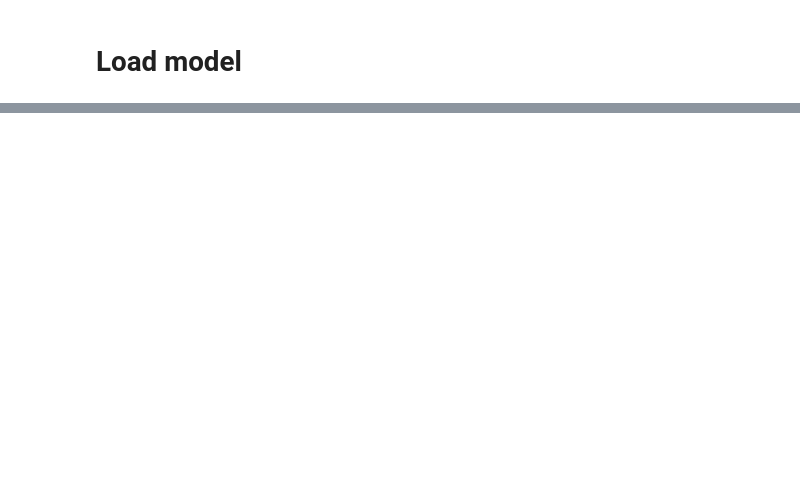
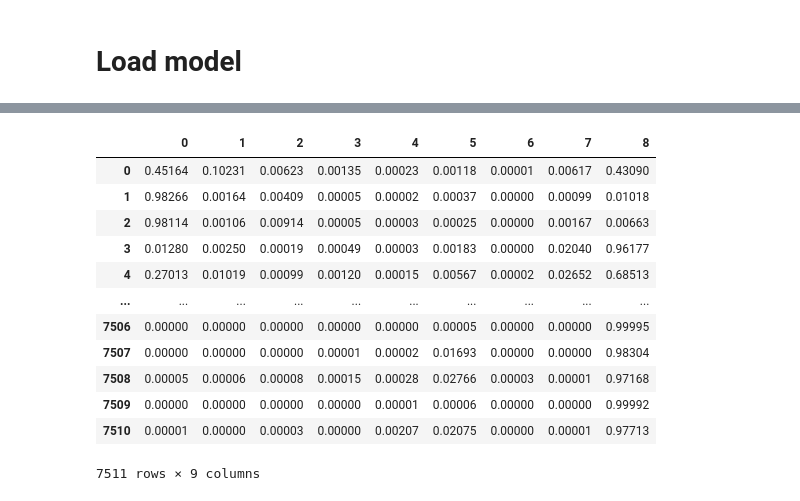
Before and after one commit to yoonseok0323/FruitFroot_PROJECT, a Jupyter notebook: Fruit_Fireblight.ipynb, the cells around one changed output, grey strips where cells are left out. Drawn from its saved outputs; the diff is of its cells as text; code cells hidden in the pictures; blank space fills up the shorter version.

```diff
--- a/Fruit_Fireblight.ipynb
+++ b/Fruit_Fireblight.ipynb
@@ -253,5 +567,5 @@ Image, Label = TEST_GENERATOR.__getitem__(0)
 # %%
-CP = ModelCheckpoint(filepath=model_directory+'VGG19-{epoch:03d}-{val_loss:.4f}-{val_acc:.4f}.hdf5',
+CP = ModelCheckpoint(filepath=model_directory+'mobilenet-{epoch:03d}-{val_loss:.4f}-{val_acc:.4f}.hdf5',
             monitor='val_acc', verbose=1, save_best_only=True, mode='max')
 TB = TensorBoard(log_dir=tensorboard_directory, write_graph=True, write_images=True)
 LR = ReduceLROnPlateau(monitor='val_loss',factor=0.8,patience=3, verbose=1, min_lr=1e-8)
@@ -261,7 +575,7 @@ CALLBACK = [CP, TB, LR]
 DeepLearning.fit(
         TRAIN_GENERATOR,
         steps_per_epoch=TRAIN_GENERATOR.n / batch_size,
-        epochs=15,
+        epochs=10,
         callbacks=CALLBACK,
         shuffle=True,
         validation_data=VALID_GENERATOR)
@@ -267,0 +600,4 @@ DeepLearning.fit(
+# %%
+DeepLearning.load_weights('/Users/krc/Downloads/01_YS_folder/fruit_fire/image/model/mobilenet-003-0.1475-0.9556.hdf5')
+# %%
+TEST_Prediction = DeepLearning.predict_generator(TEST_GENERATOR, verbose=1)
@@ -267,0 +606,17 @@ DeepLearning.fit(
+# %%
+Result = pd.DataFrame(TEST_Prediction)
+Result
+# %% [output]
+|  | 0 | 1 | 2 | 3 | 4 | 5 | 6 | 7 | 8 |
+| 0 | 0.45164 | 0.10231 | 0.00623 | 0.00135 | 0.00023 | 0.00118 | 0.00001 | 0.00617 | 0.43090 |
+| 1 | 0.98266 | 0.00164 | 0.00409 | 0.00005 | 0.00002 | 0.00037 | 0.00000 | 0.00099 | 0.01018 |
+| 2 | 0.98114 | 0.00106 | 0.00914 | 0.00005 | 0.00003 | 0.00025 | 0.00000 | 0.00167 | 0.00663 |
+| 3 | 0.01280 | 0.00250 | 0.00019 | 0.00049 | 0.00003 | 0.00183 | 0.00000 | 0.02040 | 0.96177 |
+| 4 | 0.27013 | 0.01019 | 0.00099 | 0.00120 | 0.00015 | 0.00567 | 0.00002 | 0.02652 | 0.68513 |
+| ... | ... | ... | ... | ... | ... | ... | ... | ... | ... |
+| 7506 | 0.00000 | 0.00000 | 0.00000 | 0.00000 | 0.00000 | 0.00005 | 0.00000 | 0.00000 | 0.99995 |
+| 7507 | 0.00000 | 0.00000 | 0.00000 | 0.00001 | 0.00002 | 0.01693 | 0.00000 | 0.00000 | 0.98304 |
+| 7508 | 0.00005 | 0.00006 | 0.00008 | 0.00015 | 0.00028 | 0.02766 | 0.00003 | 0.00001 | 0.97168 |
+| 7509 | 0.00000 | 0.00000 | 0.00000 | 0.00000 | 0.00001 | 0.00006 | 0.00000 | 0.00000 | 0.99992 |
+| 7510 | 0.00001 | 0.00000 | 0.00003 | 0.00000 | 0.00207 | 0.02075 | 0.00000 | 0.00001 | 0.97713 |
+7511 rows × 9 columns
```
Also changed, not shown: parts of 40 cells of this notebook.
